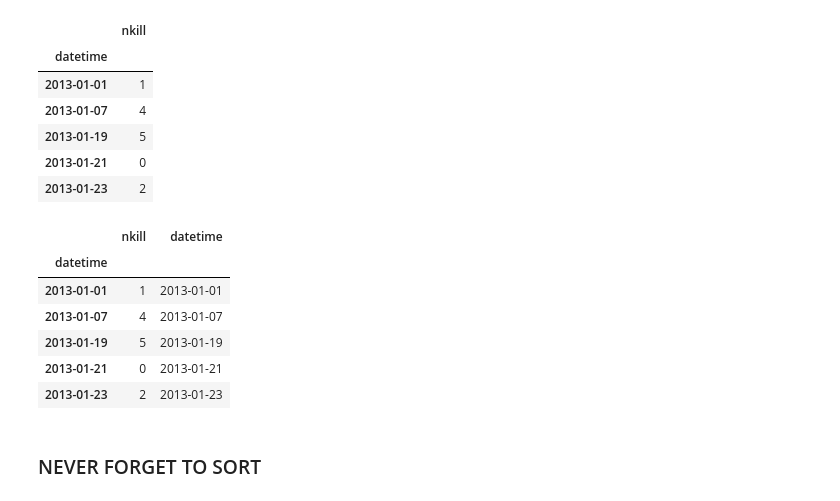
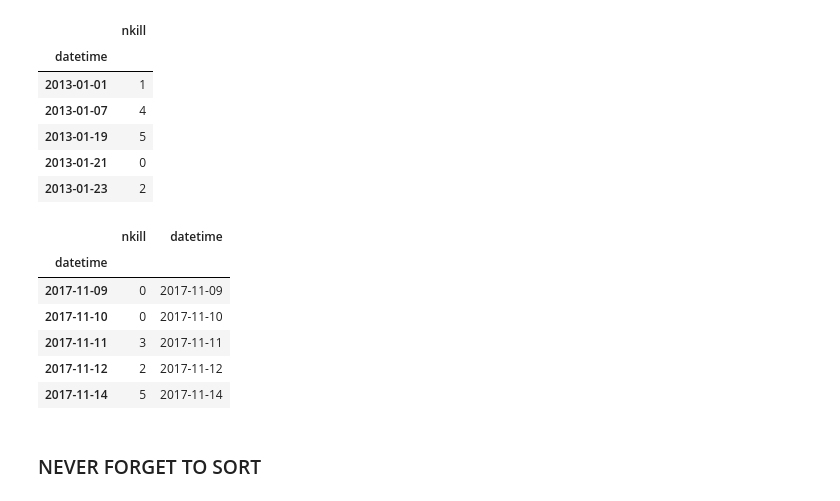
Before and after one commit to sbchou/Sonify-refugees, a Jupyter notebook: gun-violence/notebooks/SonifyMassShootings2013-2017.ipynb, the cells around one changed output. Cells and saved outputs as stored; diff of their text form; code cells hidden in the pictures.

```diff
--- a/gun-violence/notebooks/SonifyMassShootings2013-2017.ipynb
+++ b/gun-violence/notebooks/SonifyMassShootings2013-2017.ipynb
@@ -16,7 +16,7 @@ import numpy as np
 # %% [markdown]
 ## First, format files
 # %%
-df = pandas.read_csv('../data/mass-shootings-2013-2017.csv')
+df = pandas.read_csv('../data/mass-shootings-2013-2017-CORNING.csv')
 # %%
 df.head()
 # %% [output]
@@ -73,15 +73,15 @@ df_nkill.to_csv('../data/nkill-by-day-2013-2017.csv')
 # %%
 df_nkill['datetime'] = df_nkill.index
 # %%
-df_nkill.head()
+df_nkill.tail()
 # %% [output]
 |  | nkill | datetime |
 | datetime |  |  |
-| 2013-01-01 | 1 | 2013-01-01 |
-| 2013-01-07 | 4 | 2013-01-07 |
-| 2013-01-19 | 5 | 2013-01-19 |
-| 2013-01-21 | 0 | 2013-01-21 |
-| 2013-01-23 | 2 | 2013-01-23 |
+| 2017-11-09 | 0 | 2017-11-09 |
+| 2017-11-10 | 0 | 2017-11-10 |
+| 2017-11-11 | 3 | 2017-11-11 |
+| 2017-11-12 | 2 | 2017-11-12 |
+| 2017-11-14 | 5 | 2017-11-14 |
 # %% [markdown]
 ### NEVER FORGET TO SORT
 # %%
```
Also changed, not shown: parts of 16 cells of this notebook, 31 other files.
